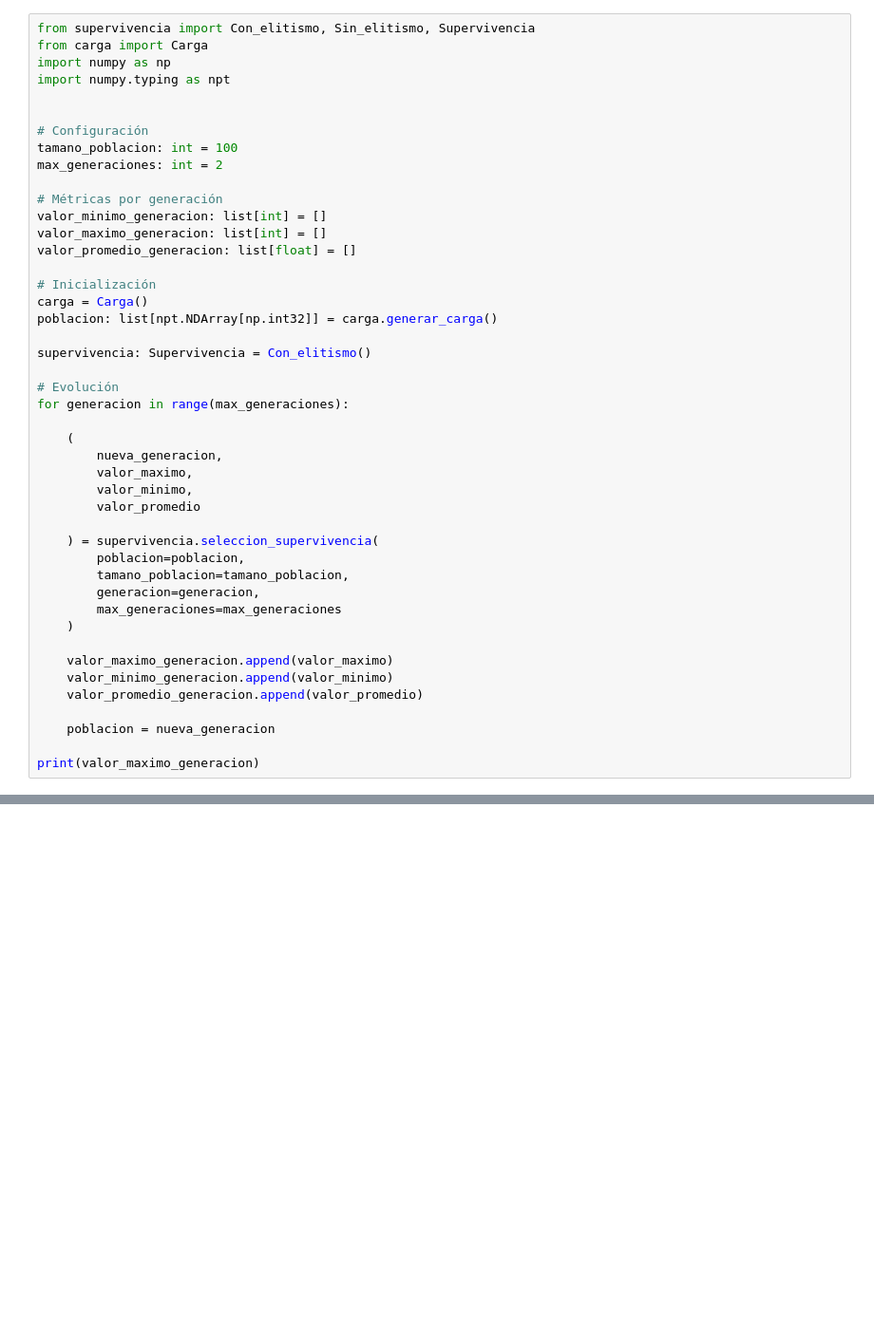
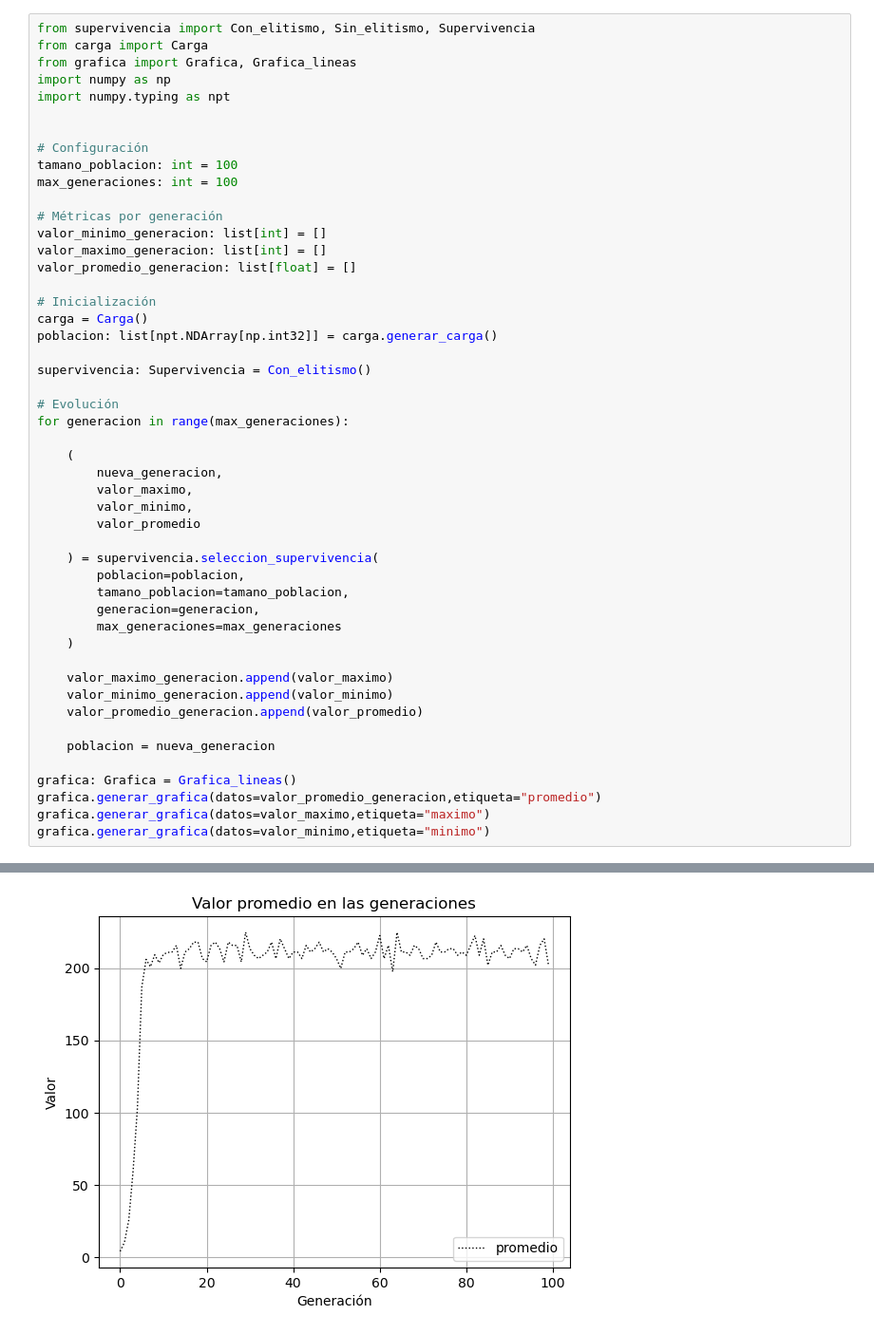
Before and after one commit to octaviioViego/computo_evolutivo_proyectos, a Jupyter notebook: practicas/practica_1/algoritmo_genetico/main.ipynb, the cells around one changed output, grey strips where cells are left out. Shown at 95% size. Cells and saved outputs as stored; diff of their text form; blank space fills up the shorter version.

Commit message:
Se agrego una carpeta grafica con sus archivos correspondientes

```diff
--- a/practicas/practica_1/algoritmo_genetico/main.ipynb
+++ b/practicas/practica_1/algoritmo_genetico/main.ipynb
@@ -1,13 +1,14 @@
 # %%
 from supervivencia import Con_elitismo, Sin_elitismo, Supervivencia
 from carga import Carga
+from grafica import Grafica, Grafica_lineas
 import numpy as np
 import numpy.typing as npt
 
 
 # Configuración
 tamano_poblacion: int = 100
-max_generaciones: int = 2
+max_generaciones: int = 100
 
 # Métricas por generación
 valor_minimo_generacion: list[int] = []
@@ -42,5 +43,8 @@ for generacion in range(max_generaciones):
 
     poblacion = nueva_generacion
 
-print(valor_maximo_generacion)
+grafica: Grafica = Grafica_lineas()
+grafica.generar_grafica(datos=valor_promedio_generacion,etiqueta="promedio")
+grafica.generar_grafica(datos=valor_maximo,etiqueta="maximo")
+grafica.generar_grafica(datos=valor_minimo,etiqueta="minimo")
 # %% [output]
@@ -47,0 +51 @@ print(valor_maximo_generacion)
+[figure, added]
```
Also changed, not shown: parts of 1 cell of this notebook, 3 other files.
